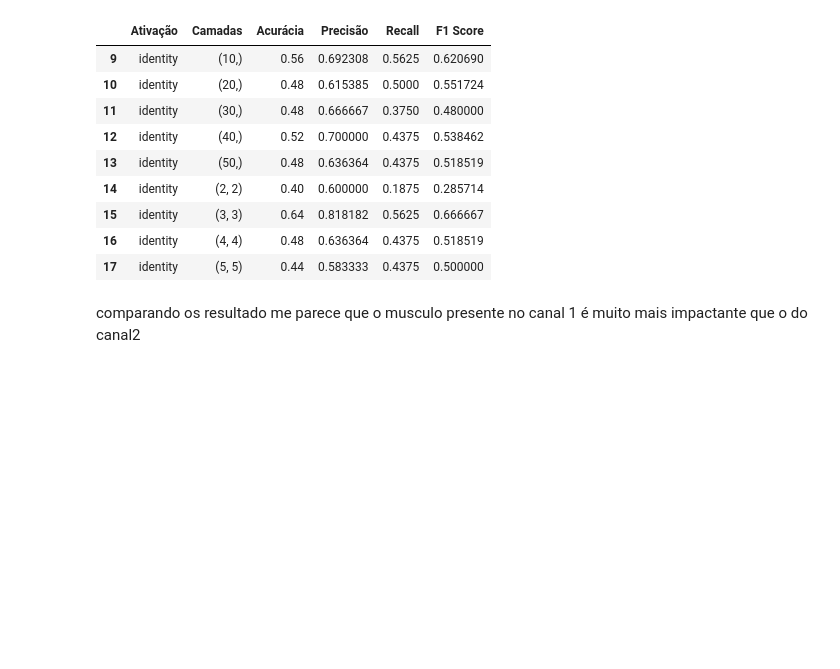
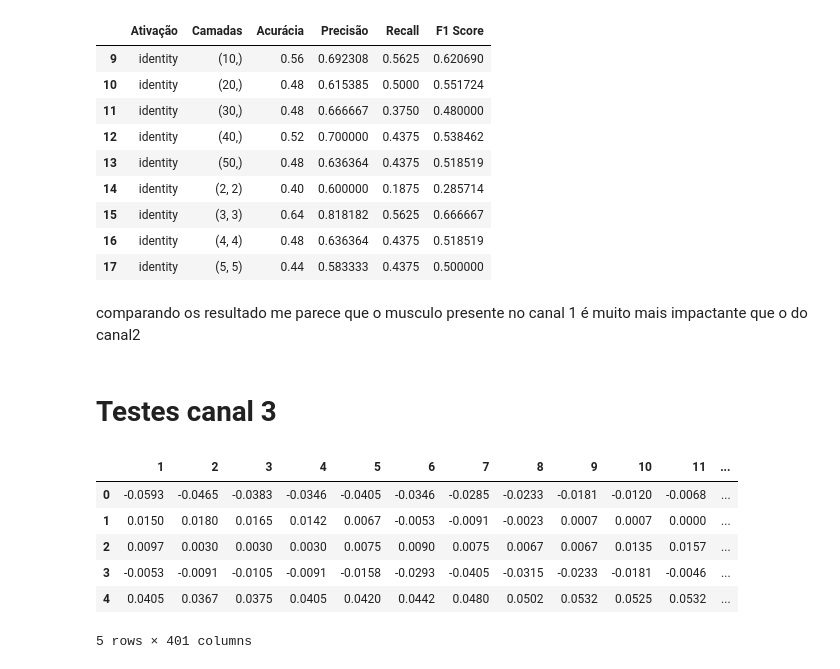
Before and after one commit to PedroOlavo/Bolsa_IC, a Jupyter notebook: Testes_RNA_Movimentos.ipynb, the cells around one changed output. Drawn from its saved outputs; the diff is of its cells as text; code cells hidden in the pictures; blank space fills up the shorter version.

```diff
--- a/Testes_RNA_Movimentos.ipynb
+++ b/Testes_RNA_Movimentos.ipynb
@@ -211,3 +211,17 @@ df_identity2
 | 17 | identity | (5, 5) | 0.44 | 0.583333 | 0.4375 | 0.500000 |
 # %% [markdown]
 comparando os resultado me parece que o musculo presente no canal 1 é muito mais impactante que o do canal2
+# %% [markdown]
+# Testes canal 3
+# %%
+dados3 = pd.read_csv('/content/drive/MyDrive/BancodeDadosIC - Joelho/banco_movimentos_canal3')
+dados3.drop(columns=['Unnamed: 0'], inplace=True)
+dados3.head()
+# %% [output]
+|  | 1 | 2 | 3 | 4 | 5 | 6 | 7 | 8 | 9 | 10 | 11 | ... |
+| 0 | -0.0593 | -0.0465 | -0.0383 | -0.0346 | -0.0405 | -0.0346 | -0.0285 | -0.0233 | -0.0181 | -0.0120 | -0.0068 | ... |
+| 1 | 0.0150 | 0.0180 | 0.0165 | 0.0142 | 0.0067 | -0.0053 | -0.0091 | -0.0023 | 0.0007 | 0.0007 | 0.0000 | ... |
+| 2 | 0.0097 | 0.0030 | 0.0030 | 0.0030 | 0.0075 | 0.0090 | 0.0075 | 0.0067 | 0.0067 | 0.0135 | 0.0157 | ... |
+| 3 | -0.0053 | -0.0091 | -0.0105 | -0.0091 | -0.0158 | -0.0293 | -0.0405 | -0.0315 | -0.0233 | -0.0181 | -0.0046 | ... |
+| 4 | 0.0405 | 0.0367 | 0.0375 | 0.0405 | 0.0420 | 0.0442 | 0.0480 | 0.0502 | 0.0532 | 0.0525 | 0.0532 | ... |
+5 rows × 401 columns
```
Also changed, not shown: parts of 9 cells of this notebook.
